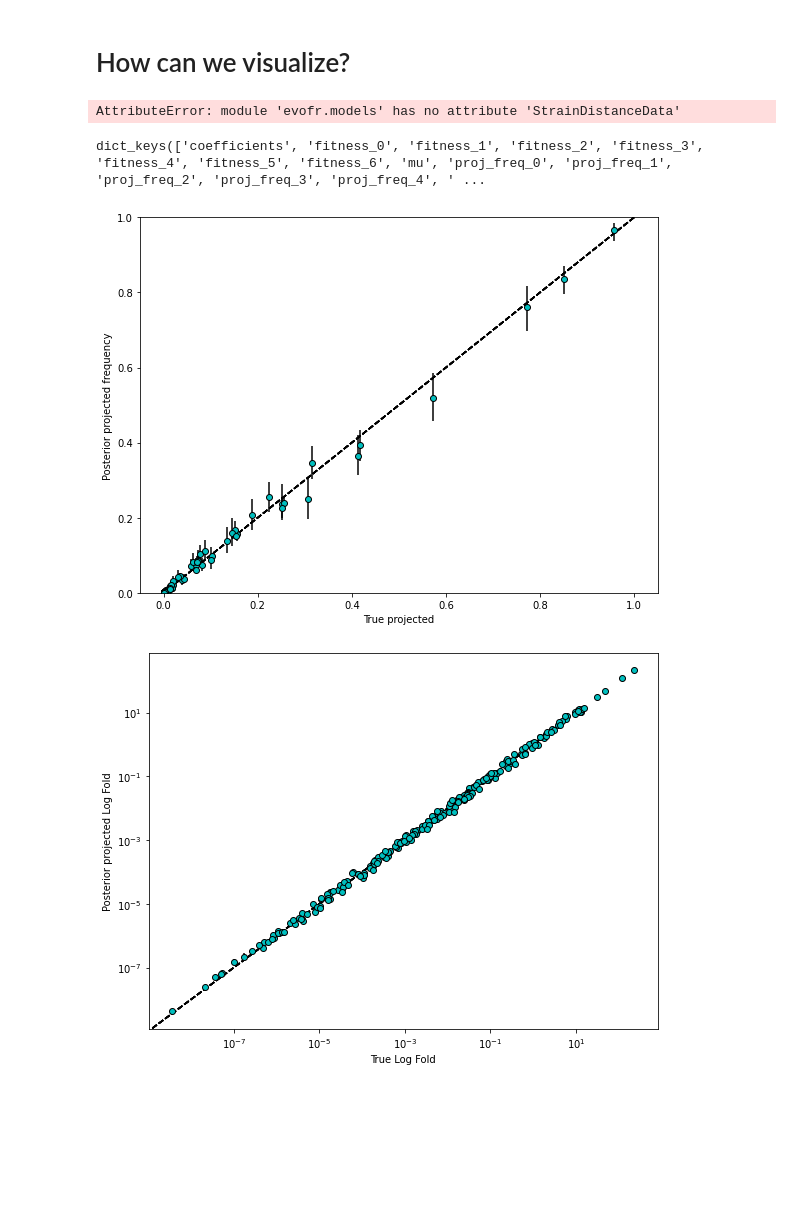
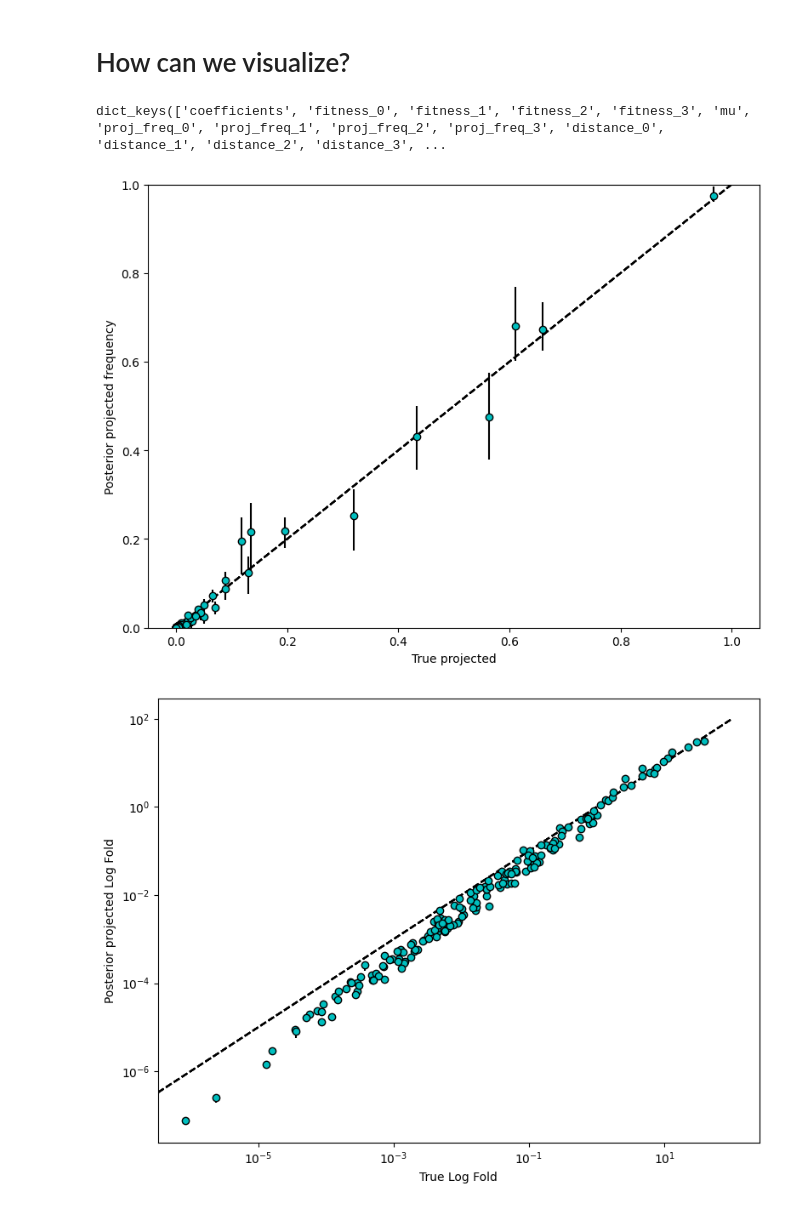
Before and after one commit to blab/evofr, a Jupyter notebook: notebooks/SimulateDistances.ipynb, the cells around one changed output. Drawn from its saved outputs; the diff is of its cells as text; code cells hidden in the pictures; blank space fills up the shorter version.

```diff
--- a/notebooks/SimulateDistances.ipynb
+++ b/notebooks/SimulateDistances.ipynb
@@ -8,9 +8,9 @@ import evofr as ef
 np.random.seed(90)
 
 # True coefficients
-beta = np.array([3.8, 1.0, -2.5, -0.4])
-pop_sizes = np.array([30] * 8)
-mu = 2.0
+beta = np.array([2.8, 1.0, -1.5, -0.4])
+pop_sizes = np.array([50, 20, 35, 28, 44])
+mu = 3.0
 
 def sim_step(init_freq, beta, mu, S_now, S_next):
     # Sample predictor values and define fitness
@@ -51,7 +51,7 @@ def sim_step(init_freq, beta, mu, S_now, S_next):
 
 def simulate_distances(beta, pop_sizes, mu):
     # Start from a single generation
-    init_freq = np.random.dirichlet([1] * pop_sizes[0])
+    init_freq = np.random.dirichlet([4.0] * pop_sizes[0])
 
     G = len(pop_sizes)
     init_freqs = []
@@ -105,13 +105,12 @@ init_freqs[0].shape, predictors[0].shape, distances[].shape
 # %%
 data = ef.models.StrainDistanceData(init_freq=init_freqs, predictors=predictors, distances=distances)
 model = ef.models.StrainDistanceModel()
-# %% [output]
-AttributeError: module 'evofr.models' has no attribute 'StrainDistanceData'
 # %%
 # Fitting model
 #inference_method = ef.InferFullRank(iters=50_000, lr=4e-4, num_samples=1000)
 
-inference_method = ef.InferNUTS(num_warmup=2000, num_samples=1000)
+inference_method = ef.InferNUTS(num_warmup=5000, num_samples=1000)
+#inference_method = ef.InferMAP(iters=100_000, lr=4e-4)
 posterior = inference_method.fit(model, data)
 # %%
 #fig = plt.figure(figsize=(14, 10))
@@ -122,7 +121,7 @@ posterior = inference_method.fit(model, data)
 # %%
 posterior.samples.keys()
 # %% [output]
-dict_keys(['coefficients', 'fitness_0', 'fitness_1', 'fitness_2', 'fitness_3', 'fitness_4', 'fitness_5', 'fitness_6', 'mu', 'proj_freq_0', 'proj_freq_1', 'proj_freq_2', 'proj_freq_3', 'proj_freq_4', ' ...
+dict_keys(['coefficients', 'fitness_0', 'fitness_1', 'fitness_2', 'fitness_3', 'mu', 'proj_freq_0', 'proj_freq_1', 'proj_freq_2', 'proj_freq_3', 'distance_0', 'distance_1', 'distance_2', 'distance_3', ...
 # %%
 fig = plt.figure(figsize=(8, 6))
 
@@ -137,7 +136,7 @@ for t in range(T):
     med, quants = ef.get_quantiles(posterior.samples, [0.8], f"proj_freq_{t}")
     ax.plot([0.0, 1.0], [0.0, 1.0], color = 'k', linestyle = "--")
 
-    yerr = [med - quants[0][1,:],  quants[0][0,:] - med]
+    yerr = [quants[0][1,:] - med,   med - quants[0][0,:]]
     ax.errorbar(proj_freqs[t], med, yerr=yerr, fmt="o", markeredgecolor="k", color="c", ecolor="k", label="Truth")
     # Axis labels
     ax.set_xlabel("True projected")
@@ -146,34 +145,34 @@ for t in range(T):
 
 fig.tight_layout()
 # %% [output]
-[figure, old version]
+[figure, new version]
 # %%
 fig = plt.figure(figsize=(8, 6))
 
 T = len(distances) + 1
 gs = fig.add_gridspec(nrows=1, ncols=1)
 ax = fig.add_subplot(gs[0,0])
 
 for t in range(T):
 
     S = len(init_freqs[t])
 
     med, quants = ef.get_quantiles(posterior.samples, [0.8], f"proj_freq_{t}")
-    ax.plot([0.0, 4.0], [0.0, 4.0], color = 'k', linestyle = "--")
+    ax.plot([0.0, 100.0], [0.0, 100.0], color = 'k', linestyle = "--")
 
-    yerr = [med - quants[0][1,:],  quants[0][0,:] - med]
+    yerr = [(quants[0][1,:] - med),   (med - quants[0][0,:])]
 
     ax.errorbar(proj_freqs[t] / init_freqs[t], med / init_freqs[t], yerr=yerr, fmt="o", markeredgecolor="k", color="c", ecolor="k", label="Truth")
 
     # Axis labels
     ax.set_xlabel("True Log Fold")
     ax.set_ylabel("Posterior projected Log Fold")
     ax.set_yscale("log", base=10)
     ax.set_xscale("log", base=10)
 
 fig.tight_layout()
 # %% [output]
-[figure, old version]
+[figure, new version]
 # %%
 fig = plt.figure(figsize=(8, 6))
 
```
Also changed, not shown: parts of 7 cells of this notebook.
